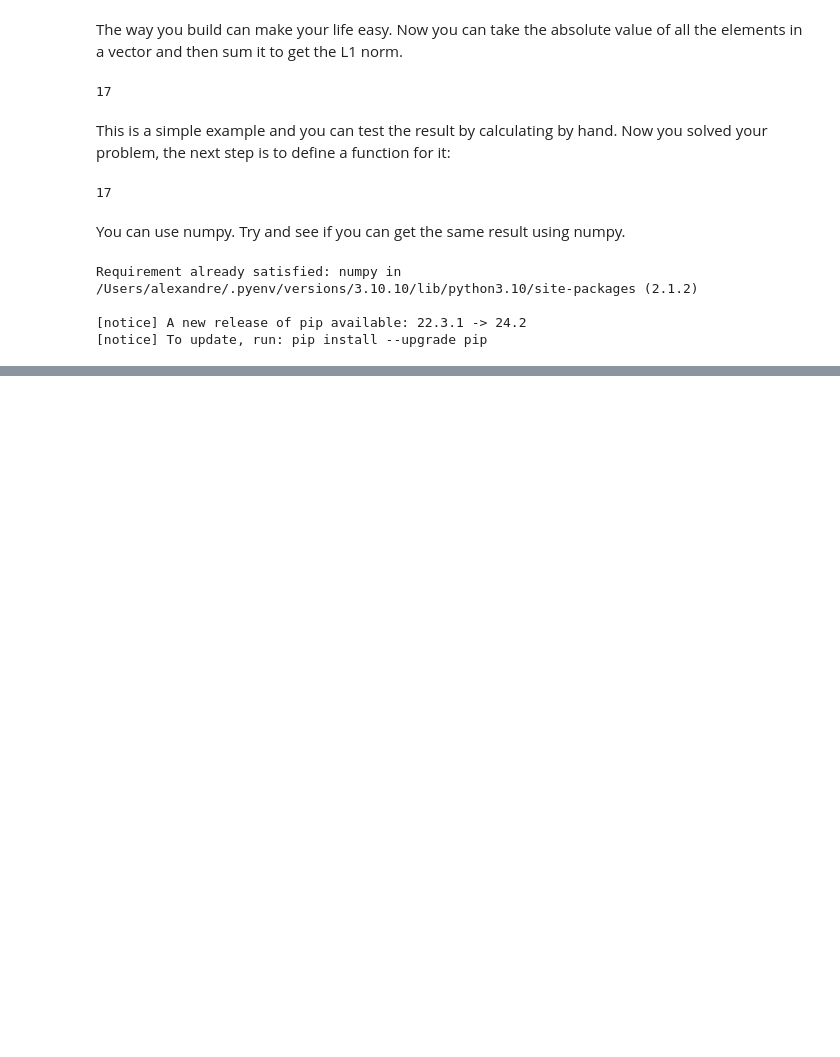
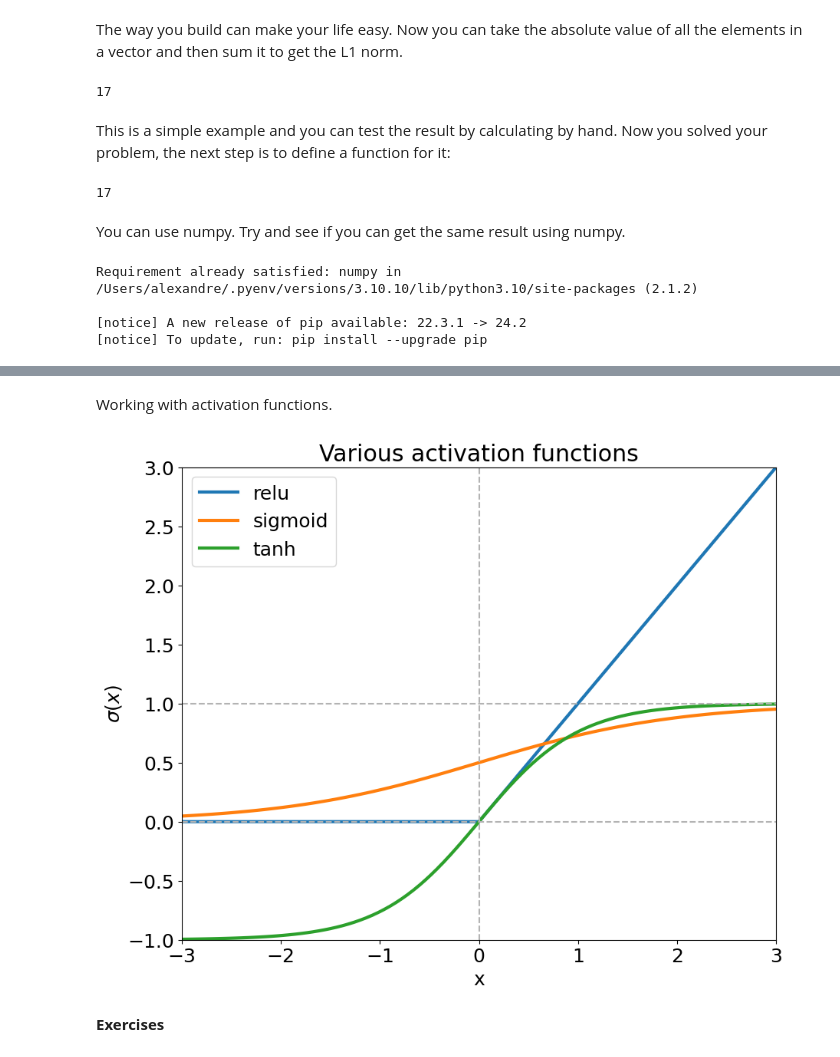
Before and after one commit to ChemAI-Lab/Math4Chem, a Jupyter notebook: website/Tutorial_Presentation/Linear_Algebra.ipynb, the cells around one changed output, grey strips where cells are left out. Cells and saved outputs as stored; diff of their text form; code cells hidden in the pictures; blank space fills up the shorter version.

```diff
--- a/website/Tutorial_Presentation/Linear_Algebra.ipynb
+++ b/website/Tutorial_Presentation/Linear_Algebra.ipynb
@@ -103,0 +140,2 @@ v = np.array([-3,4,10])
+# %% [markdown]
+Working with activation functions.
@@ -103,0 +147,55 @@ v = np.array([-3,4,10])
+# %%
+# variable to evaluate over
+x = torch.linspace(-3, 3, 101)
+# Create a tensor 'x' that represents a range of values from -3 to 3, including 101 evenly spaced points.
+
+# create a function that returns the activated output
+def NNoutputx(actfun):
+  # Define a function 'NNoutputx' that returns the activated output of a neural network given an activation function.
+
+  # get activation function type
+  # this code replaces torch.relu with torch.<actfun>
+  actfun = getattr(torch, actfun)
+  # Use the 'getattr' function to dynamically select an activation function based on the input 'actfun'.
+  # For example, if 'actfun' is 'relu', this line would set 'actfun' to the PyTorch ReLU function.
+
+  return actfun(x)
+  # Apply the selected activation function to the tensor 'x' and return the result.
+# %%
+# the activation functions
+activation_funs = ['relu', 'sigmoid', 'tanh']
+# Create a list of activation function names to visualize: ReLU, sigmoid, and hyperbolic tangent (tanh).
+
+fig = plt.figure(figsize=(10, 8))
+# Create a new figure for plotting with a specified figure size.
+
+for actfun in activation_funs:
+  plt.plot(x, NNoutputx(actfun), label=actfun, linewidth=3)
+  # For each activation function in the list:
+  # - Plot the activated output using the 'NNoutputx' function for the specified activation function.
+  # - Label the plot with the activation function name ('actfun') and set the line width.
+
+# add reference lines
+dashlinecol = [.7, .7, .7]
+plt.plot(x[[0, -1]], [0, 0], '--', color=dashlinecol)
+plt.plot(x[[0, -1]], [1, 1], '--', color=dashlinecol)
+plt.plot([0, 0], [-1, 3], '--', color=dashlinecol)
+# Add dashed reference lines to the plot for better visualization.
+
+# make the plot look nicer
+plt.legend()
+# Add a legend to the plot to indicate which line corresponds to each activation function.
+plt.xlabel('x')
+# Set the x-axis label to 'x'.
+plt.ylabel('$\sigma(x)$')
+# Set the y-axis label to '$\sigma(x)$' (used for symbolic representation of activation functions).
+plt.title('Various activation functions')
+# Set the plot title to 'Various activation functions'.
+plt.xlim(x[[0, -1]])
+# Set the x-axis limits based on the minimum and maximum values in 'x'.
+plt.ylim([-1, 3])
+# Set the y-axis limits to [-1, 3] for better visualization.
+plt.show()
+# Display the plot.
+# %% [output]
+[figure, added]
@@ -103,0 +205,2 @@ v = np.array([-3,4,10])
+# %% [markdown]
+**Exercises**
```
Also changed, not shown: parts of 8 cells of this notebook.
